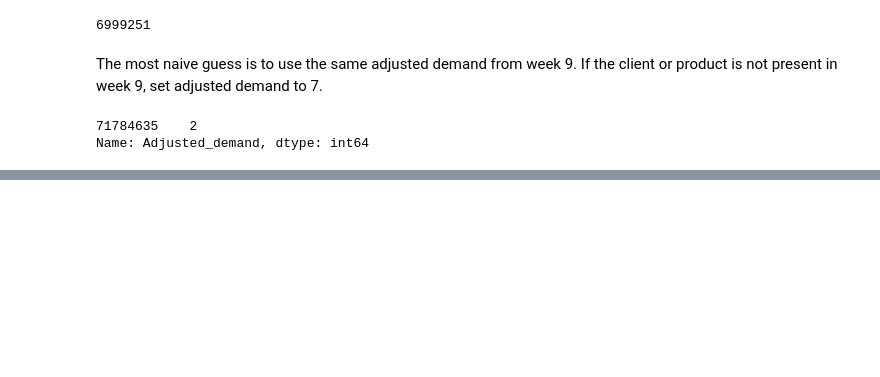
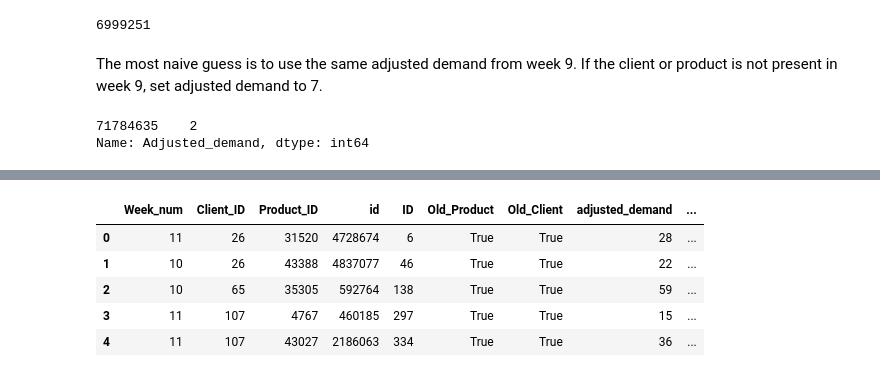
Before and after one commit to ElliotBlackstone/EWinter25_Product_Inventory, a Jupyter notebook: bakery_simple_prediction.ipynb, the cells around one changed output, grey strips where cells are left out. Drawn from its saved outputs; the diff is of its cells as text; code cells hidden in the pictures; blank space fills up the shorter version.

```diff
--- a/bakery_simple_prediction.ipynb
+++ b/bakery_simple_prediction.ipynb
@@ -349,0 +260,20 @@ df_submission.to_csv('simple_prediction.csv', index=False)
+# %%
+#if old client is new to buying old product, set the adjusted demand as the average of client, product mean
+newdf.loc[(newdf['Old_Client'] == True) & (newdf['Old_Product'] == True), 'adjusted_demand'] = ((1/2)*(newdf[(newdf['Old_Client'] == True) & (newdf['Old_Product'] == True)]['Client_mean']+newdf[(newdf['Old_Client'] == True) & (newdf['Old_Product'] == True)]['Product_mean'])).round(0)
+
+#if old client is buying new product, set the adjusted demand as the ceiling of client mean
+newdf.loc[(newdf['Old_Client'] == True) & (newdf['Old_Product'] == False), 'adjusted_demand'] = np.ceil(newdf[(newdf['Old_Client'] == True) & (newdf['Old_Product'] == False)]['Client_mean'])
+
+#if new client is buying old product, set the adjusted demand as the floor of product mean
+newdf.loc[(newdf['Old_Client'] == False) & (newdf['Old_Product'] == True), 'adjusted_demand'] = np.ceil(newdf[(newdf['Old_Client'] == False) & (newdf['Old_Product'] == True)]['Product_mean'])
+
+newdf['adjusted_demand'] = newdf['adjusted_demand'].astype(int)
+
+newdf.head()
+# %% [output]
+|  | Week_num | Client_ID | Product_ID | id | ID | Old_Product | Old_Client | adjusted_demand | ... |
+| 0 | 11 | 26 | 31520 | 4728674 | 6 | True | True | 28 | ... |
+| 1 | 10 | 26 | 43388 | 4837077 | 46 | True | True | 22 | ... |
+| 2 | 10 | 65 | 35305 | 592764 | 138 | True | True | 59 | ... |
+| 3 | 11 | 107 | 4767 | 460185 | 297 | True | True | 15 | ... |
+| 4 | 11 | 107 | 43027 | 2186063 | 334 | True | True | 36 | ... |
```
Also changed, not shown: parts of 60 cells of this notebook, 1 other file.
